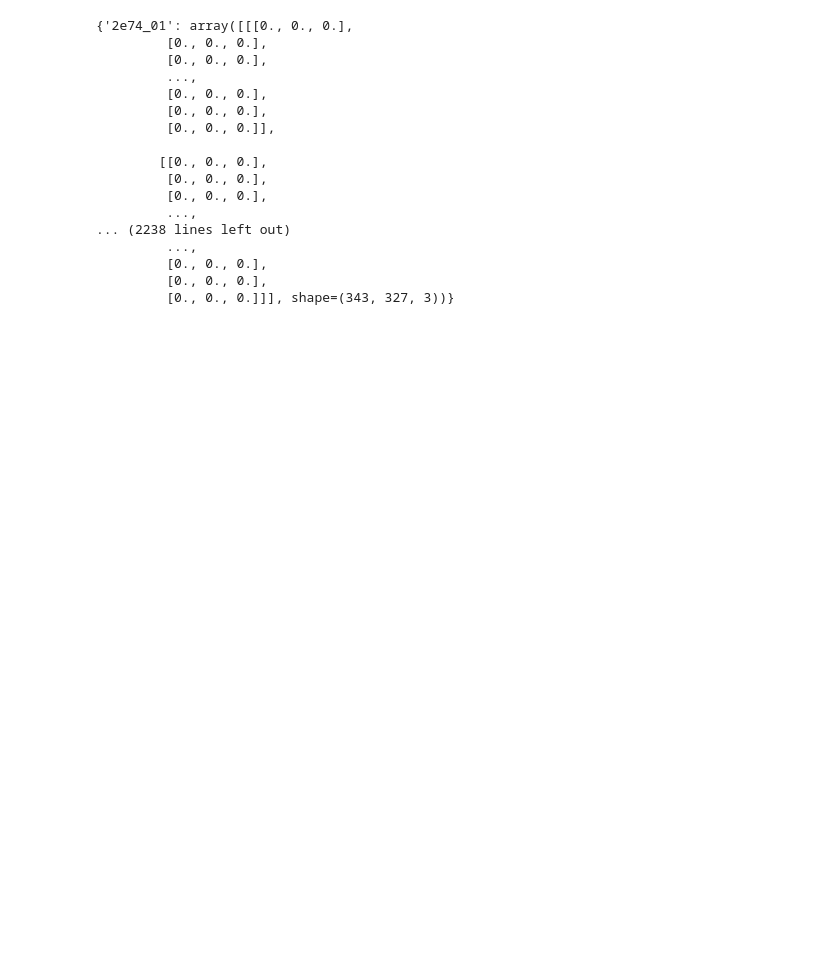
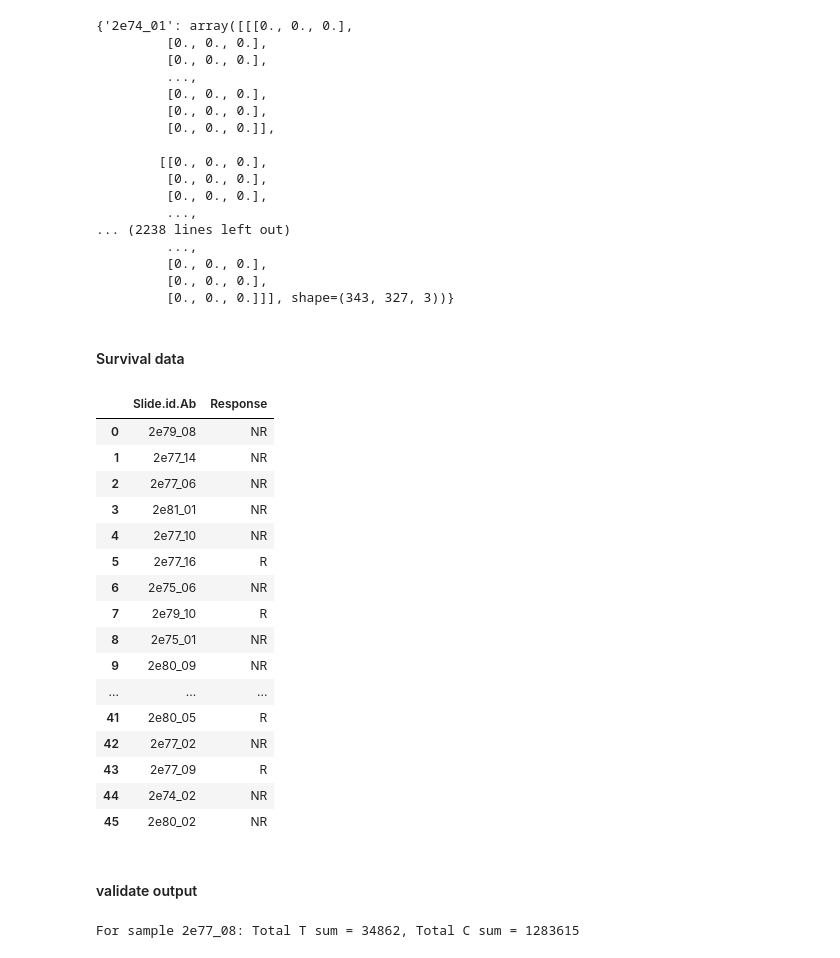
Before and after one commit to james-bole-pan/cancer-immune-simulations, a Jupyter notebook: data_preprocessing_notebooks/notebook_preprocessing_nature_immunology.ipynb, the cells around one changed output. Saved outputs shown, nothing was run; the diff lists cells and outputs as text; code cells hidden in the pictures; blank space fills up the shorter version.

Commit message:
starting to run on real clincal data

```diff
--- a/data_preprocessing_notebooks/notebook_preprocessing_nature_immunology.ipynb
+++ b/data_preprocessing_notebooks/notebook_preprocessing_nature_immunology.ipynb
@@ -242,3 +242,26 @@ grids
          [0., 0., 0.],
          [0., 0., 0.],
          [0., 0., 0.]]], shape=(343, 327, 3))}
+# %% [markdown]
+#### Survival data
+# %%
+response_df = df[["Slide.id.Ab", "Response"]].drop_duplicates().reset_index(drop=True)
+response_df
+# %% [output]
+|  | Slide.id.Ab | Response |
+| 0 | 2e79_08 | NR |
+| 1 | 2e77_14 | NR |
+| 2 | 2e77_06 | NR |
+| 3 | 2e81_01 | NR |
+| 4 | 2e77_10 | NR |
+| 5 | 2e77_16 | R |
+| 6 | 2e75_06 | NR |
+| 7 | 2e79_10 | R |
+| 8 | 2e75_01 | NR |
+| 9 | 2e80_09 | NR |
+| ... | ... | ... |
+| 41 | 2e80_05 | R |
+| 42 | 2e77_02 | NR |
+| 43 | 2e77_09 | R |
+| 44 | 2e74_02 | NR |
+| 45 | 2e80_02 | NR |
@@ -244,0 +272,2 @@ grids
+# %% [markdown]
+#### validate output
@@ -244,0 +277,10 @@ grids
+# %%
+sample_id = "2e77_08"
+df_filtered = df[df["Slide.id.Ab"] == sample_id].copy()
+df_filtered["T_sum"] = df_filtered[cd8_cols].sum(axis=1, skipna=True)
+df_filtered["C_sum"] = df_filtered[ck_cols].sum(axis=1, skipna=True)
+t_sum_all = df_filtered["T_sum"].sum()
+c_sum_all = df_filtered["C_sum"].sum()
+print(f"For sample {sample_id}: Total T sum = {t_sum_all}, Total C sum = {c_sum_all}")
+# %% [output]
+For sample 2e77_08: Total T sum = 34862, Total C sum = 1283615
```
Also changed, not shown: parts of 2 cells of this notebook, 4 other files.
